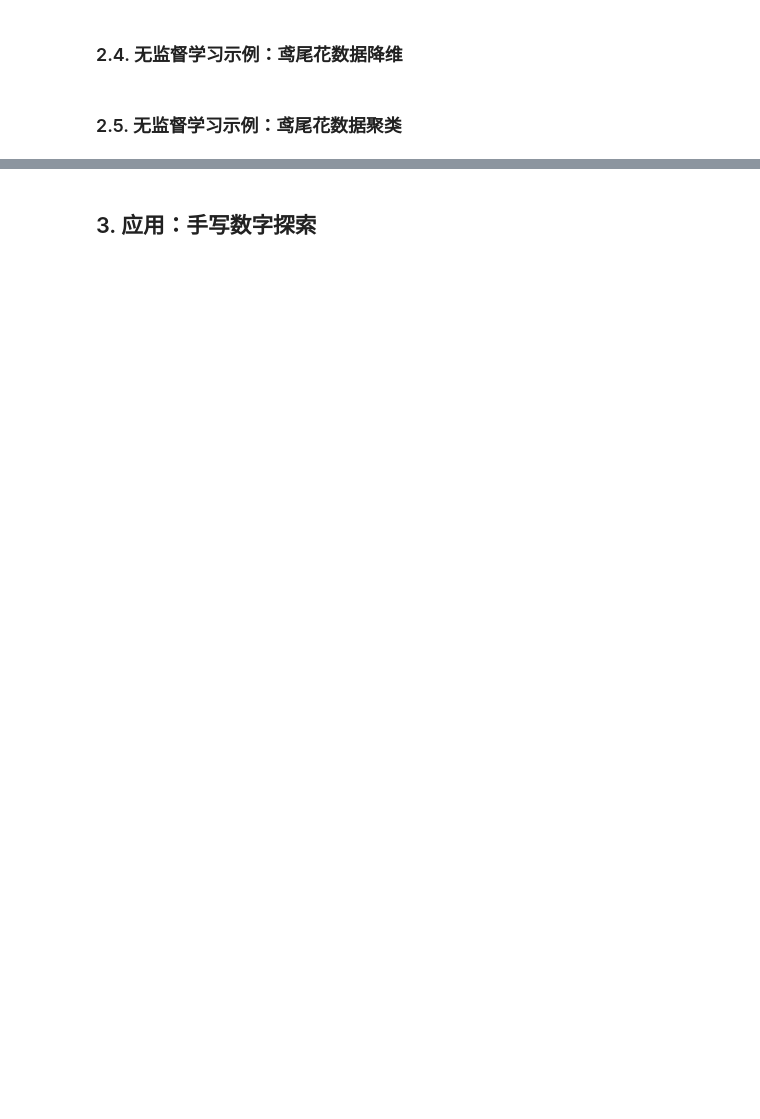
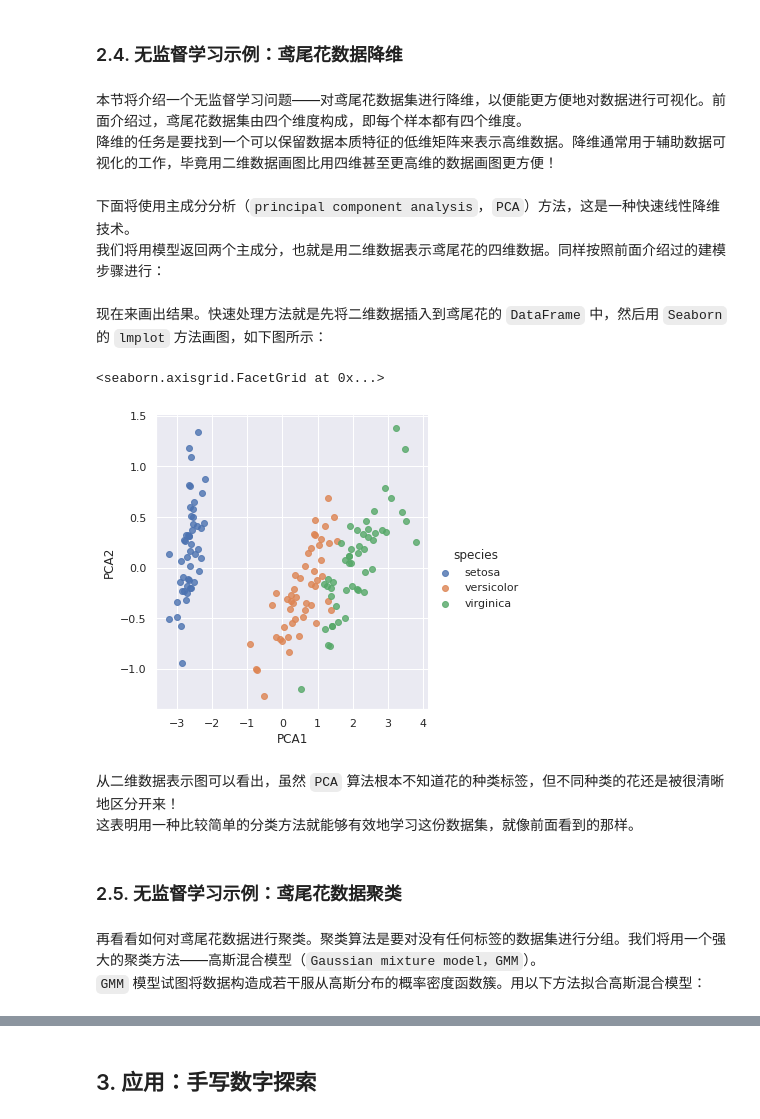
Before and after one commit to michaelbrucelin/HelloLanguage, a Jupyter notebook: Jupyter/Python/Book/Python数据科学手册/04-机器学习/02-Scikit-Learn简介.ipynb, the cells around one changed output, grey strips where cells are left out. Saved outputs shown, nothing was run; the diff lists cells and outputs as text; code cells hidden in the pictures; blank space fills up the shorter version.

```diff
--- a/Jupyter/Python/Book/Python数据科学手册/04-机器学习/02-Scikit-Learn简介.ipynb
+++ b/Jupyter/Python/Book/Python数据科学手册/04-机器学习/02-Scikit-Learn简介.ipynb
@@ -210,4 +230,30 @@ plt.plot(xfit, yfit)
 # %% [markdown]
 ### 2.4. 无监督学习示例：鸢尾花数据降维
+# %% [markdown]
+本节将介绍一个无监督学习问题——对鸢尾花数据集进行降维，以便能更方便地对数据进行可视化。前面介绍过，鸢尾花数据集由四个维度构成，即每个样本都有四个维度。
+降维的任务是要找到一个可以保留数据本质特征的低维矩阵来表示高维数据。降维通常用于辅助数据可视化的工作，毕竟用二维数据画图比用四维甚至更高维的数据画图更方便！
+# %% [markdown]
+下面将使用主成分分析（`principal component analysis`，`PCA`）方法，这是一种快速线性降维技术。
+我们将用模型返回两个主成分，也就是用二维数据表示鸢尾花的四维数据。同样按照前面介绍过的建模步骤进行：
+# %%
+from sklearn.decomposition import PCA  # 1. 选择模型类
+model = PCA(n_components=2)            # 2. 设置超参数，初始化模型
+model.fit(X_iris)                      # 3. 拟合数据，注意这里不用y变量
+X_2D = model.transform(X_iris)         # 4. 将数据转换为二维
+# %% [markdown]
+现在来画出结果。快速处理方法就是先将二维数据插入到鸢尾花的 `DataFrame` 中，然后用 `Seaborn` 的 `lmplot` 方法画图，如下图所示：
+# %%
+iris['PCA1'] = X_2D[:, 0]
+iris['PCA2'] = X_2D[:, 1]
+sns.lmplot(x="PCA1", y="PCA2", hue='species', data=iris, fit_reg=False)
+# %% [output]
+<seaborn.axisgrid.FacetGrid at 0x...>
+[figure, added]
+# %% [markdown]
+从二维数据表示图可以看出，虽然 `PCA` 算法根本不知道花的种类标签，但不同种类的花还是被很清晰地区分开来！
+这表明用一种比较简单的分类方法就能够有效地学习这份数据集，就像前面看到的那样。
 # %% [markdown]
 ### 2.5. 无监督学习示例：鸢尾花数据聚类
+# %% [markdown]
+再看看如何对鸢尾花数据进行聚类。聚类算法是要对没有任何标签的数据集进行分组。我们将用一个强大的聚类方法——高斯混合模型（`Gaussian mixture model，GMM`）。
+`GMM` 模型试图将数据构造成若干服从高斯分布的概率密度函数簇。用以下方法拟合高斯混合模型：
```
Also changed, not shown: parts of 35 cells of this notebook, 2 other files.
